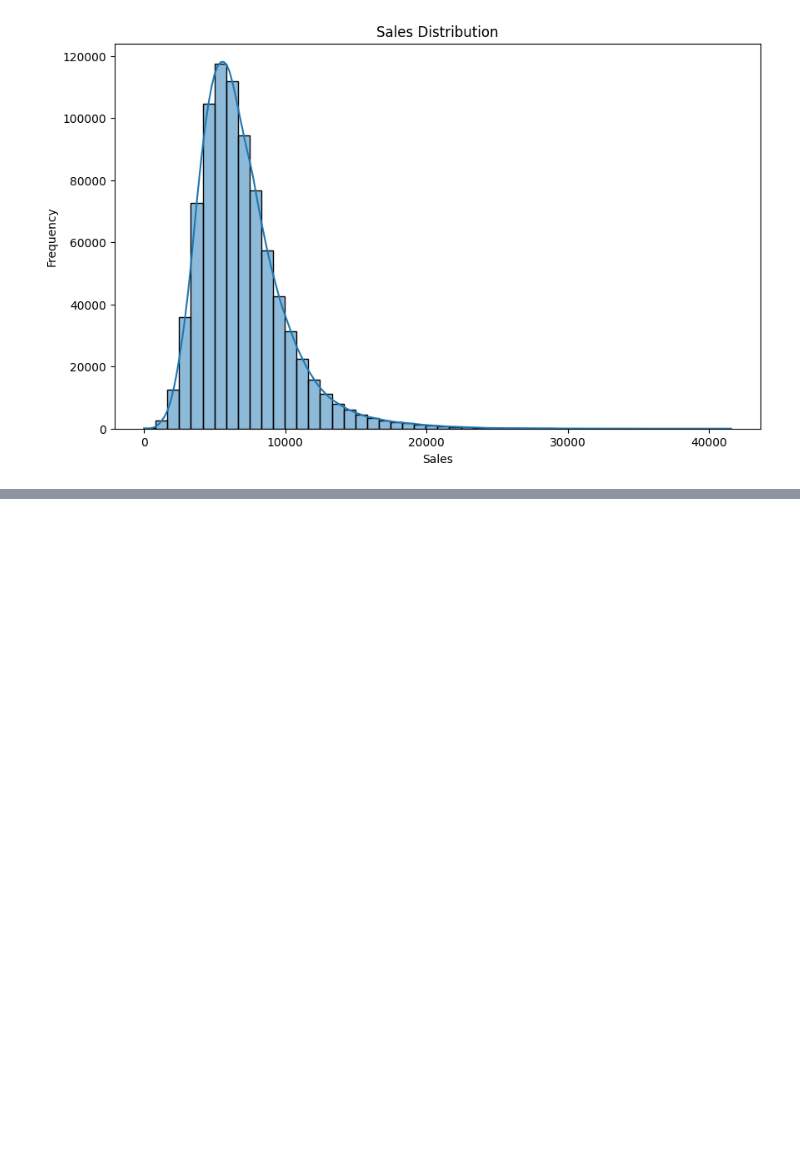
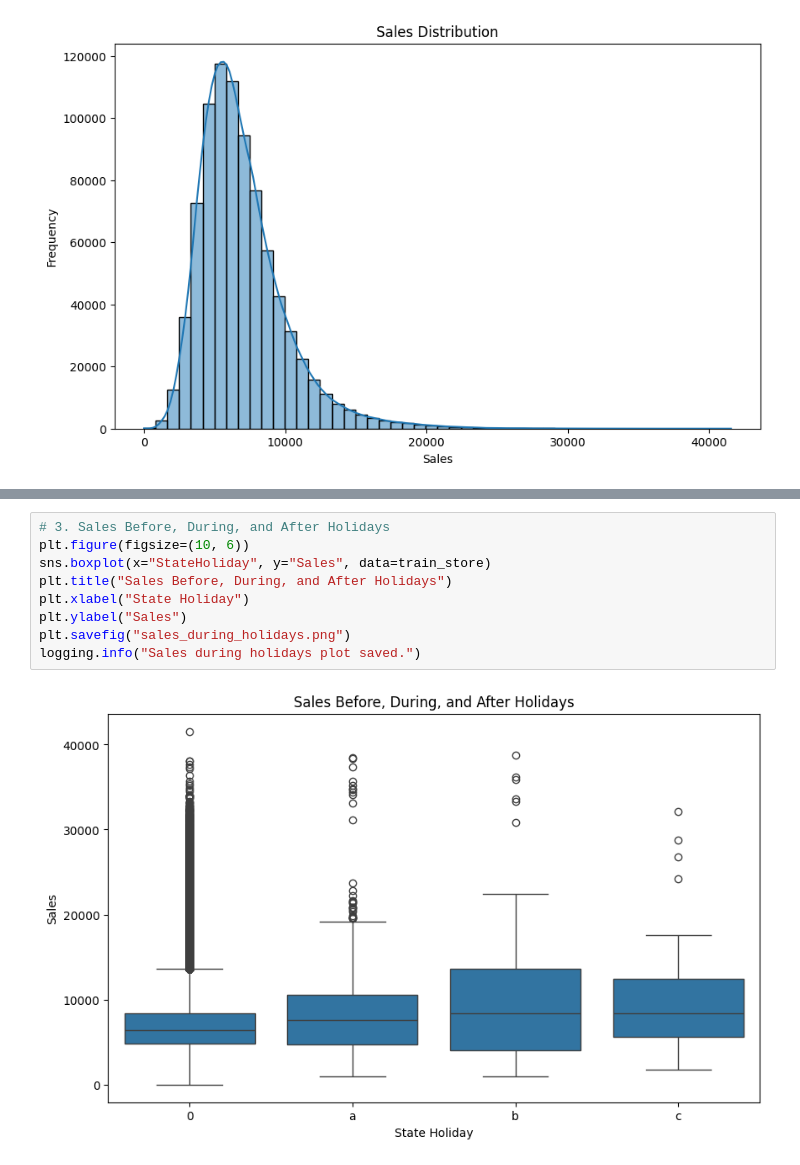
Before and after one commit to Yayerad/Pharmaceuticals-W4, a Jupyter notebook: notebooks/eda.ipynb, the cells around one changed output, grey strips where cells are left out. Cells and saved outputs as stored; diff of their text form; blank space fills up the shorter version.

```diff
--- a/notebooks/eda.ipynb
+++ b/notebooks/eda.ipynb
@@ -80,0 +92,11 @@ logging.info("Sales distribution plot saved.")
+# %%
+# 3. Sales Before, During, and After Holidays
+plt.figure(figsize=(10, 6))
+sns.boxplot(x="StateHoliday", y="Sales", data=train_store)
+plt.title("Sales Before, During, and After Holidays")
+plt.xlabel("State Holiday")
+plt.ylabel("Sales")
+plt.savefig("sales_during_holidays.png")
+logging.info("Sales during holidays plot saved.")
+# %% [output]
+[figure, added]
```
Also changed, not shown: parts of 6 cells of this notebook, 7 other files.
